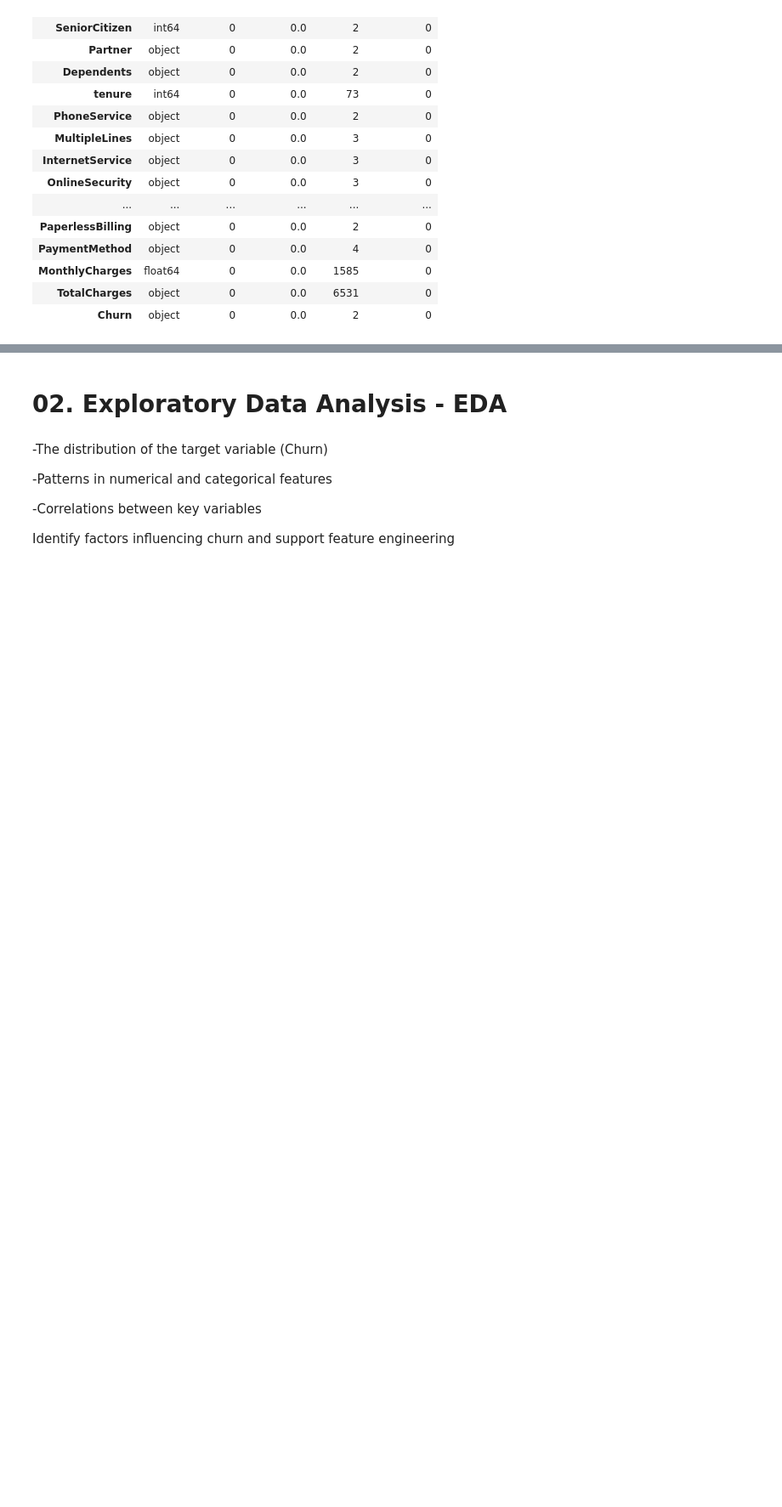
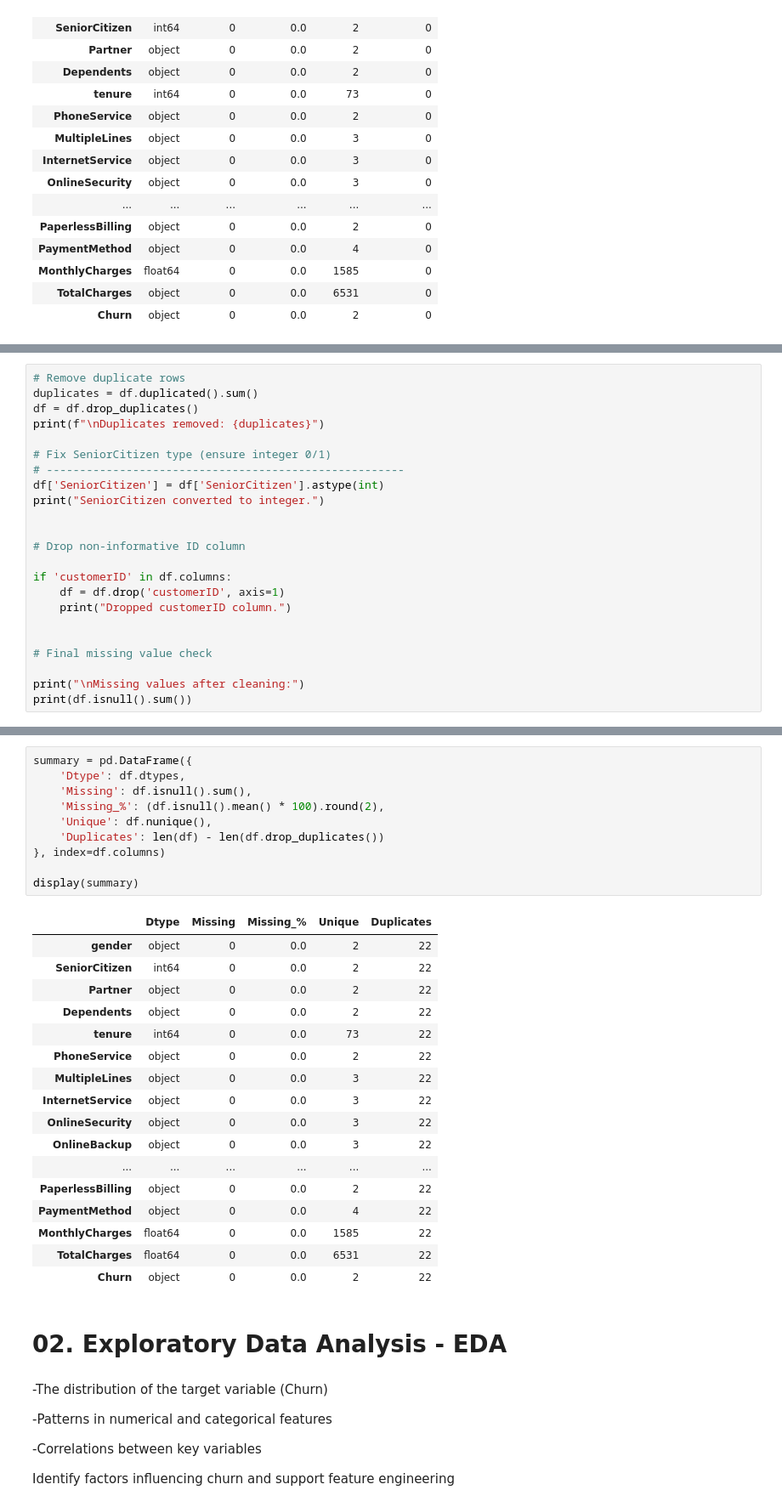
Before and after one commit to Dinu-Nimnara/CM2604_CW_2425587, a Jupyter notebook: CM2604_CW_2425587.ipynb, the cells around one changed output, grey strips where cells are left out. Shown at 85% size. Drawn from its saved outputs; the diff is of its cells as text; blank space fills up the shorter version.

```diff
--- a/CM2604_CW_2425587.ipynb
+++ b/CM2604_CW_2425587.ipynb
@@ -230,0 +243,23 @@ For example, when doing 'df[col].method(value, inplace=True)', try using 'df.met
+# %%
+# Remove duplicate rows
+duplicates = df.duplicated().sum()
+df = df.drop_duplicates()
+print(f"\nDuplicates removed: {duplicates}")
+
+# Fix SeniorCitizen type (ensure integer 0/1)
+# ------------------------------------------------------
+df['SeniorCitizen'] = df['SeniorCitizen'].astype(int)
+print("SeniorCitizen converted to integer.")
+
+
+# Drop non-informative ID column
+
+if 'customerID' in df.columns:
+    df = df.drop('customerID', axis=1)
+    print("Dropped customerID column.")
+
+
+# Final missing value check
+
+print("\nMissing values after cleaning:")
+print(df.isnull().sum())
@@ -231,3 +284,31 @@ For example, when doing 'df[col].method(value, inplace=True)', try using 'df.met
+# %%
+summary = pd.DataFrame({
+    'Dtype': df.dtypes,
+    'Missing': df.isnull().sum(),
+    'Missing_%': (df.isnull().mean() * 100).round(2),
+    'Unique': df.nunique(),
+    'Duplicates': len(df) - len(df.drop_duplicates())
+}, index=df.columns)
+
+display(summary)
+# %% [output]
+|  | Dtype | Missing | Missing_% | Unique | Duplicates |
+| gender | object | 0 | 0.0 | 2 | 22 |
+| SeniorCitizen | int64 | 0 | 0.0 | 2 | 22 |
+| Partner | object | 0 | 0.0 | 2 | 22 |
+| Dependents | object | 0 | 0.0 | 2 | 22 |
+| tenure | int64 | 0 | 0.0 | 73 | 22 |
+| PhoneService | object | 0 | 0.0 | 2 | 22 |
+| MultipleLines | object | 0 | 0.0 | 3 | 22 |
+| InternetService | object | 0 | 0.0 | 3 | 22 |
+| OnlineSecurity | object | 0 | 0.0 | 3 | 22 |
+| OnlineBackup | object | 0 | 0.0 | 3 | 22 |
+| ... | ... | ... | ... | ... | ... |
+| PaperlessBilling | object | 0 | 0.0 | 2 | 22 |
+| PaymentMethod | object | 0 | 0.0 | 4 | 22 |
+| MonthlyCharges | float64 | 0 | 0.0 | 1585 | 22 |
+| TotalCharges | float64 | 0 | 0.0 | 6531 | 22 |
+| Churn | object | 0 | 0.0 | 2 | 22 |
 # %% [markdown]
 # 02. Exploratory Data Analysis - EDA
 # %% [markdown]
```
Also changed, not shown: parts of 88 cells of this notebook.
